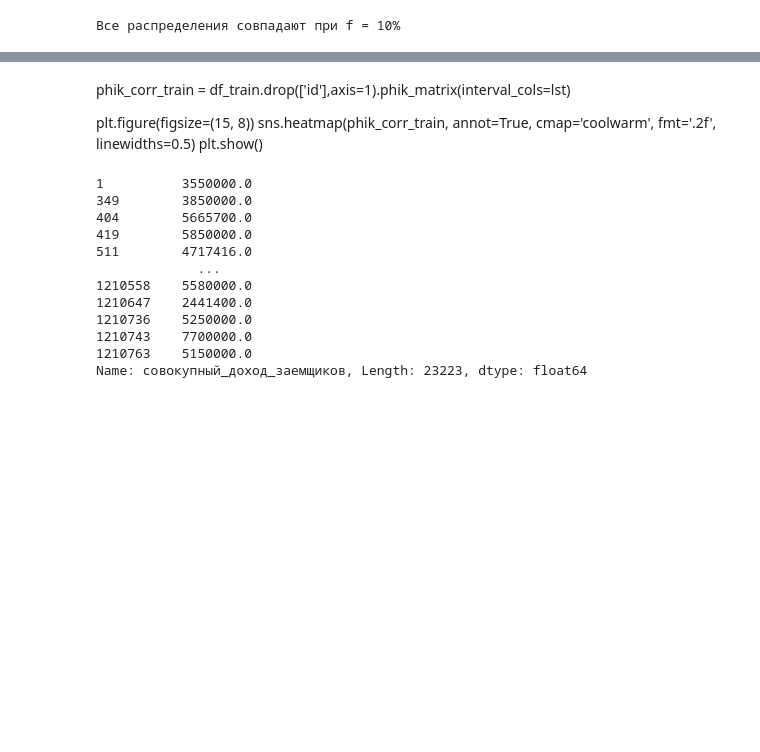
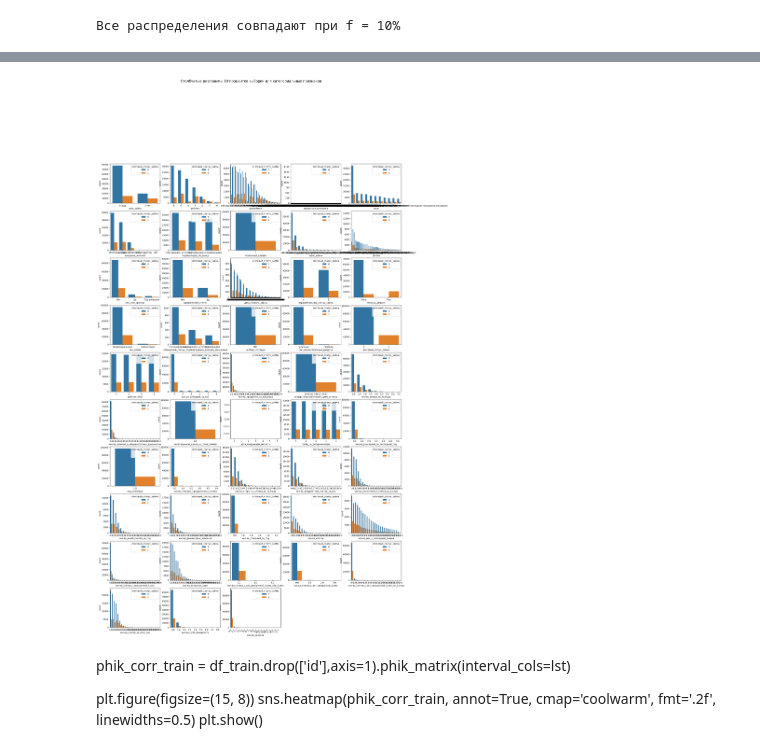
Before and after one commit to Mazay72/SCORING, a Jupyter notebook: scoring.ipynb, the cells around one changed output, grey strips where cells are left out. Cells and saved outputs as stored; diff of their text form; code cells hidden in the pictures; blank space fills up the shorter version.

```diff
--- a/scoring.ipynb
+++ b/scoring.ipynb
@@ -284,6 +268,6 @@ df_train_EDA
 # %%
-lst = []
+cat_like_num = []
 
-for i in df_train.columns[1:]:
-    if (df_train[i].dtype == int or df_train[i].dtype == float) and df_train[i].nunique() / len(df_train[i]) > 0.1:
-        lst.append(i)
+for i in df_train_EDA.columns[1:]:
+    if (df_train_EDA[i].dtype == int or df_train_EDA[i].dtype == float) and df_train_EDA[i].nunique()  <= 30:
+        cat_like_num.append(i)
@@ -299,3 +334,27 @@ lst
+# %%
+def EDA_for_cat(df: pd.DataFrame, cat_cols: list):
+    n = len(cat_cols)
+    cols = 5
+    rows = int(np.ceil(n / cols))
+
+    fig, axs = plt.subplots(rows, cols, figsize=(5*cols, 4*rows))
+    axs = axs.flatten()
+
+    for i, col in enumerate(cat_cols):
+        ax = axs[i]
+        sns.countplot(data=df, hue='итоговый_статус_займа',x=col, order=df[col].value_counts().index, ax=ax)
+
+    for j in range(n, len(axs)):
+        fig.delaxes(axs[j])
+
+    fig.suptitle('Столбчатые диаграммы 10 процентов выборки для категориальных признаков', fontsize=16, y=1.02)
+    plt.xticks(rotation=45, ha='right')
+    plt.tight_layout(rect=[0, 0, 1, 0.98])
+    plt.show()
+# %%
+EDA_for_cat(df_train_EDA,CAT_COLS)
+# %% [output]
+[figure, added]
 # %% [markdown]
 
 
@@ -391,15 +365,0 @@ def get_eda_plots(
-# %%
-df_train['совокупный_доход_заемщиков'][df_train['совокупный_доход_заемщиков'] > 1000_000]
-# %% [output]
-1          3550000.0
-349        3850000.0
-404        5665700.0
-419        5850000.0
-511        4717416.0
-             ...
-1210558    5580000.0
-1210647    2441400.0
-1210736    5250000.0
-1210743    7700000.0
-1210763    5150000.0
-Name: совокупный_доход_заемщиков, Length: 23223, dtype: float64
```
Also changed, not shown: parts of 13 cells of this notebook.
